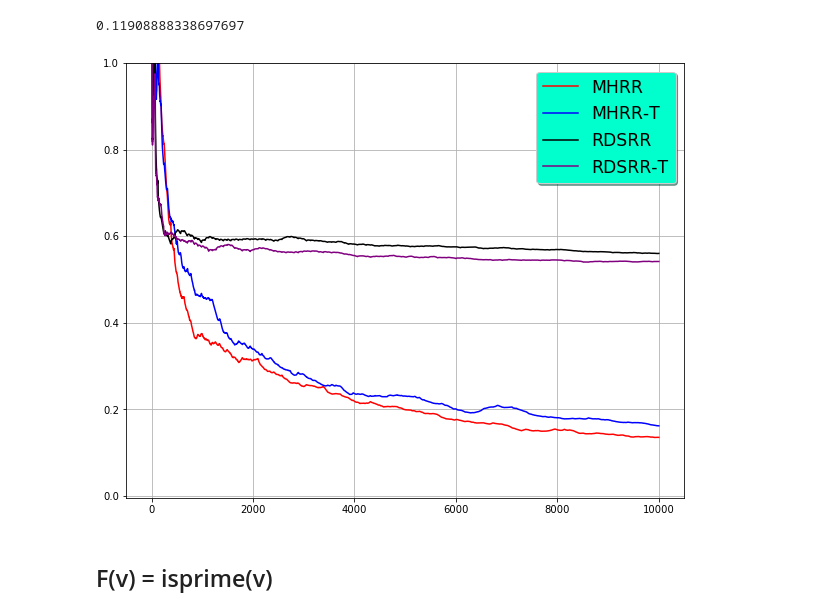
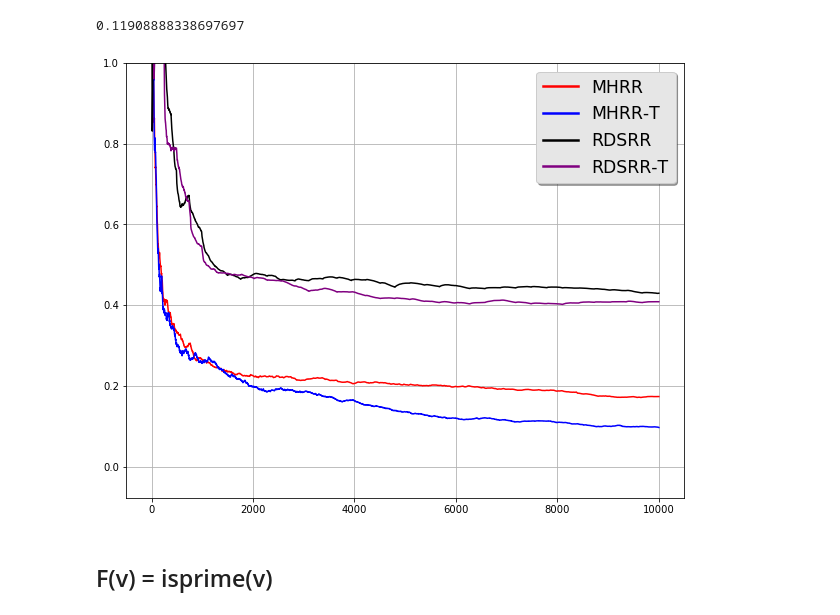
Before and after one commit to CyanideBoy/Accelerated-MC-LLN, a Jupyter notebook: FormalExperiments/Experiment-Facebook-diffT.ipynb, the cells around one changed output. Cells and saved outputs as stored; diff of their text form; code cells hidden in the pictures.

```diff
--- a/FormalExperiments/Experiment-Facebook-diffT.ipynb
+++ b/FormalExperiments/Experiment-Facebook-diffT.ipynb
@@ -13,7 +13,7 @@ or from the matplotlib source distribution
 # %%
 max_B = 10000 # maximum budget
 no_runs = 100 # no. of runs to average
-K = 20 # controls number of restarts
+K = 4 # controls number of restarts
 
 np.random.seed(0)
 random.seed(42)
@@ -67,7 +68,7 @@ def RDSRR_sampling(G,B,U=None):
     restart_ind = [10]
     t=20
     while restart_ind[-1]<B:
-        restart_ind.append(restart_ind[-1]+int(K*np.log(t)))
+        restart_ind.append(restart_ind[-1]+int(80*np.log(t)))
         t+=1
 
     est_RW = []
@@ -179,9 +180,12 @@ plt.plot(np.array(list(range(len(MSE_MH)))),MSE_MH,color='red',linewidth=1.5,lab
 plt.plot(np.array(list(range(len(MSE_mhrr)))),MSE_mhrr,color='blue',linewidth=1.5,label='MHRR-T')
 plt.plot(np.array(list(range(len(MSE_rds)))),MSE_rds,color='black',linewidth=1.5,label='RDSRR')
 plt.plot(np.array(list(range(len(MSE_rdsrr)))),MSE_rdsrr,color='purple',linewidth=1.5,label='RDSRR-T')
-plt.legend(loc='best', shadow=True, fontsize='xx-large')
-legend = plt.legend(shadow=True, fontsize='xx-large')
-legend.get_frame().set_facecolor('#00FFCC')
+
+legend = plt.legend(loc='best', shadow=True, fontsize='xx-large')
+legend.get_frame().set_facecolor('0.90')
+for legobj in legend.legendHandles:
+    legobj.set_linewidth(2.5)
+
 plt.ylim(top=1)
 plt.grid()
 # %% [output]
@@ -202,37 +206,40 @@ for ii in range(1,no_runs+1):
 MSE_MH = MSE_MH_t/(no_runs)
 MSE_MH = np.sqrt(MSE_MH)/F_org
 
 MSE_rds_t = 0
 for ii in range(1,no_runs+1):
     MSE_rds_t += (RDSRR_sampling(G,max_B)-F_org)**2
 MSE_rds = MSE_rds_t/(no_runs)
 MSE_rds = np.sqrt(MSE_rds)/F_org
 
 MSE_rdsrr_t = 0
 for ii in range(1,no_runs+1):
     MSE_rdsrr_t += (RDSRR_sampling(G,max_B,U)-F_org)**2
 MSE_rdsrr = MSE_rdsrr_t/(no_runs)
 MSE_rdsrr = np.sqrt(MSE_rdsrr)/F_org
 
 MSE_mhrr_t = 0
 for ii in range(1,no_runs+1):
     MSE_mhrr_t += (MHRR_sampling(G,max_B,U)-F_org)**2
 MSE_mhrr = MSE_mhrr_t/(no_runs)
 MSE_mhrr = np.sqrt(MSE_mhrr)/F_org
 
 
 plt.figure(figsize=(10,8))
 plt.plot(np.array(list(range(len(MSE_MH)))),MSE_MH,color='red',linewidth=1.5,label='MHRR')
 plt.plot(np.array(list(range(len(MSE_mhrr)))),MSE_mhrr,color='blue',linewidth=1.5,label='MHRR-T')
 plt.plot(np.array(list(range(len(MSE_rds)))),MSE_rds,color='black',linewidth=1.5,label='RDSRR')
 plt.plot(np.array(list(range(len(MSE_rdsrr)))),MSE_rdsrr,color='purple',linewidth=1.5,label='RDSRR-T')
-plt.legend(loc='best', shadow=True, fontsize='xx-large')
-legend = plt.legend(shadow=True, fontsize='xx-large')
-legend.get_frame().set_facecolor('#00FFCC')
+
+legend = plt.legend(loc='best', shadow=True, fontsize='xx-large')
+legend.get_frame().set_facecolor('0.90')
+for legobj in legend.legendHandles:
+    legobj.set_linewidth(2.5)
+
 plt.ylim(top=1)
 plt.grid()
 # %% [output]
-[figure, old version]
+[figure, new version]
 # %% [markdown]
 ## F(v) = isprime(v)
 # %%
```
Also changed, not shown: parts of 5 cells of this notebook, 5 other files.
